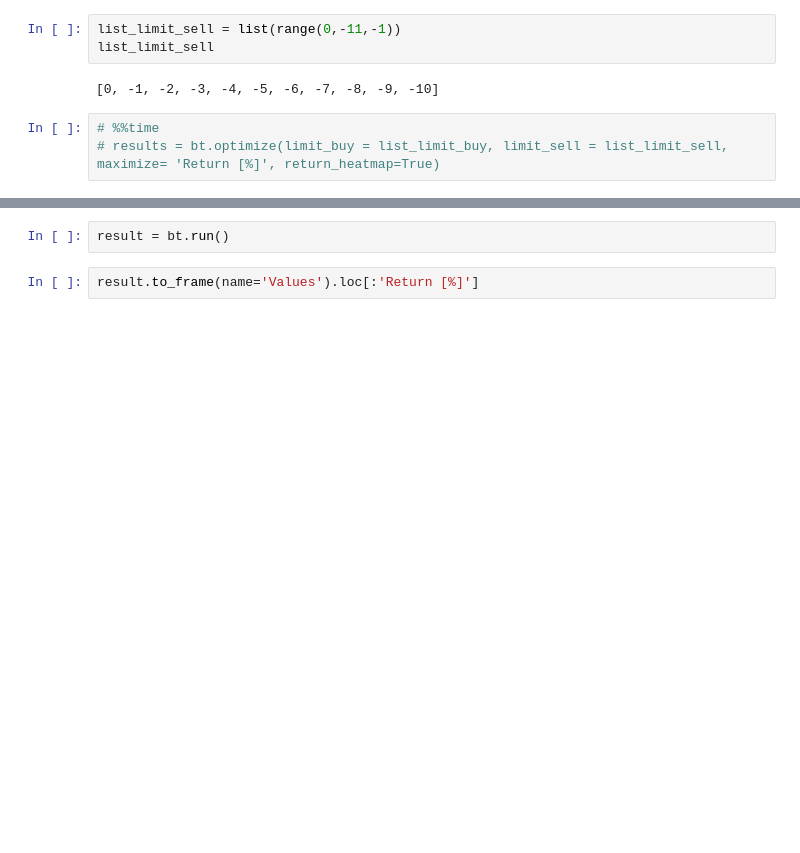
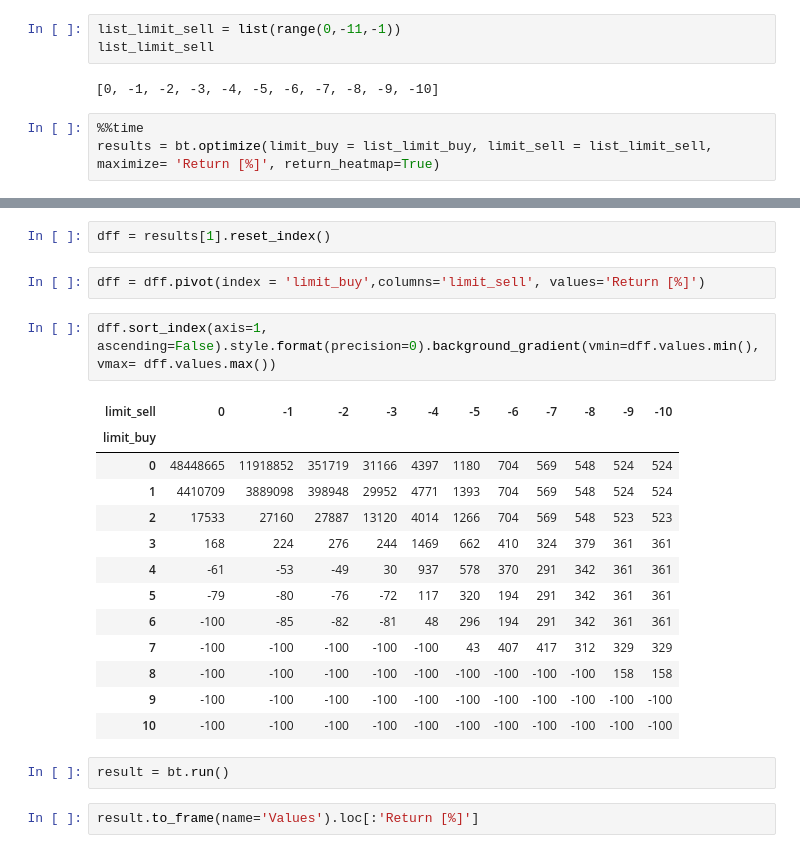
Before and after one commit to Bavenraj/Python_For_Trading, a Jupyter notebook: backtesting_regression.ipynb, the cells around one changed output, grey strips where cells are left out. Drawn from its saved outputs; the diff is of its cells as text; blank space fills up the shorter version.

```diff
--- a/backtesting_regression.ipynb
+++ b/backtesting_regression.ipynb
@@ -54,6 +54,6 @@ list_limit_sell
 # %% [output]
 [0, -1, -2, -3, -4, -5, -6, -7, -8, -9, -10]
 # %%
-# %%time
-# results = bt.optimize(limit_buy = list_limit_buy, limit_sell = list_limit_sell, maximize= 'Return [%]', return_heatmap=True)
+%%time
+results = bt.optimize(limit_buy = list_limit_buy, limit_sell = list_limit_sell, maximize= 'Return [%]', return_heatmap=True)
 # %% [output]
@@ -61,4 +61,24 @@ CPU times: total: 2min 2s
 Wall time: 5min 36s
+# %%
+dff = results[1].reset_index()
+# %%
+dff = dff.pivot(index = 'limit_buy',columns='limit_sell', values='Return [%]')
+# %%
+dff.sort_index(axis=1, ascending=False).style.format(precision=0).background_gradient(vmin=dff.values.min(), vmax= dff.values.max())
+# %% [output]
+| limit_sell | 0 | -1 | -2 | -3 | -4 | -5 | -6 | -7 | -8 | -9 | -10 |
+| limit_buy |  |  |  |  |  |  |  |  |  |  |  |
+| 0 | 48448665 | 11918852 | 351719 | 31166 | 4397 | 1180 | 704 | 569 | 548 | 524 | 524 |
+| 1 | 4410709 | 3889098 | 398948 | 29952 | 4771 | 1393 | 704 | 569 | 548 | 524 | 524 |
+| 2 | 17533 | 27160 | 27887 | 13120 | 4014 | 1266 | 704 | 569 | 548 | 523 | 523 |
+| 3 | 168 | 224 | 276 | 244 | 1469 | 662 | 410 | 324 | 379 | 361 | 361 |
+| 4 | -61 | -53 | -49 | 30 | 937 | 578 | 370 | 291 | 342 | 361 | 361 |
+| 5 | -79 | -80 | -76 | -72 | 117 | 320 | 194 | 291 | 342 | 361 | 361 |
+| 6 | -100 | -85 | -82 | -81 | 48 | 296 | 194 | 291 | 342 | 361 | 361 |
+| 7 | -100 | -100 | -100 | -100 | -100 | 43 | 407 | 417 | 312 | 329 | 329 |
+| 8 | -100 | -100 | -100 | -100 | -100 | -100 | -100 | -100 | -100 | 158 | 158 |
+| 9 | -100 | -100 | -100 | -100 | -100 | -100 | -100 | -100 | -100 | -100 | -100 |
+| 10 | -100 | -100 | -100 | -100 | -100 | -100 | -100 | -100 | -100 | -100 | -100 |
 # %%
 result = bt.run()
 # %%
```
Also changed, not shown: parts of 4 cells of this notebook, 4 other files.
